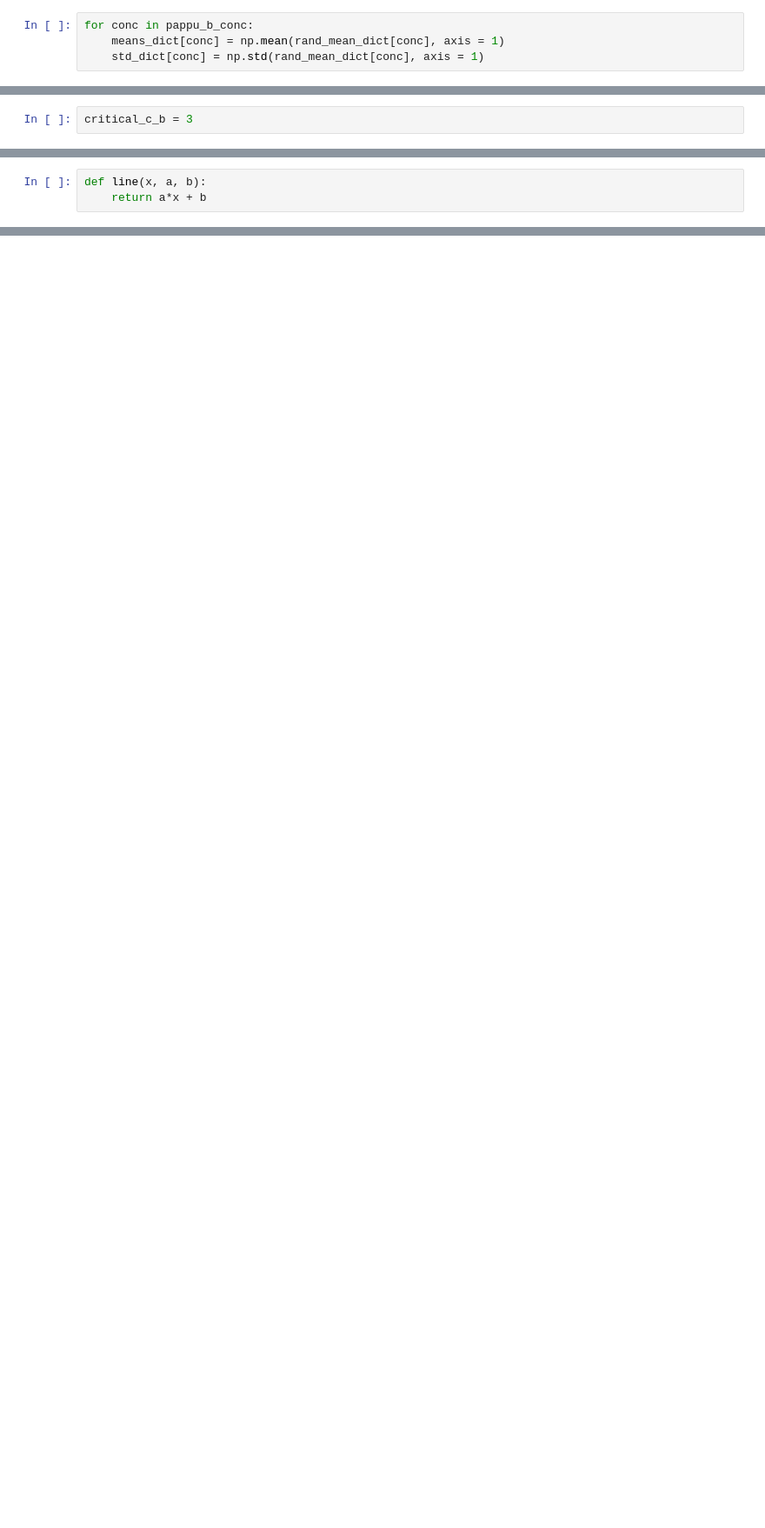
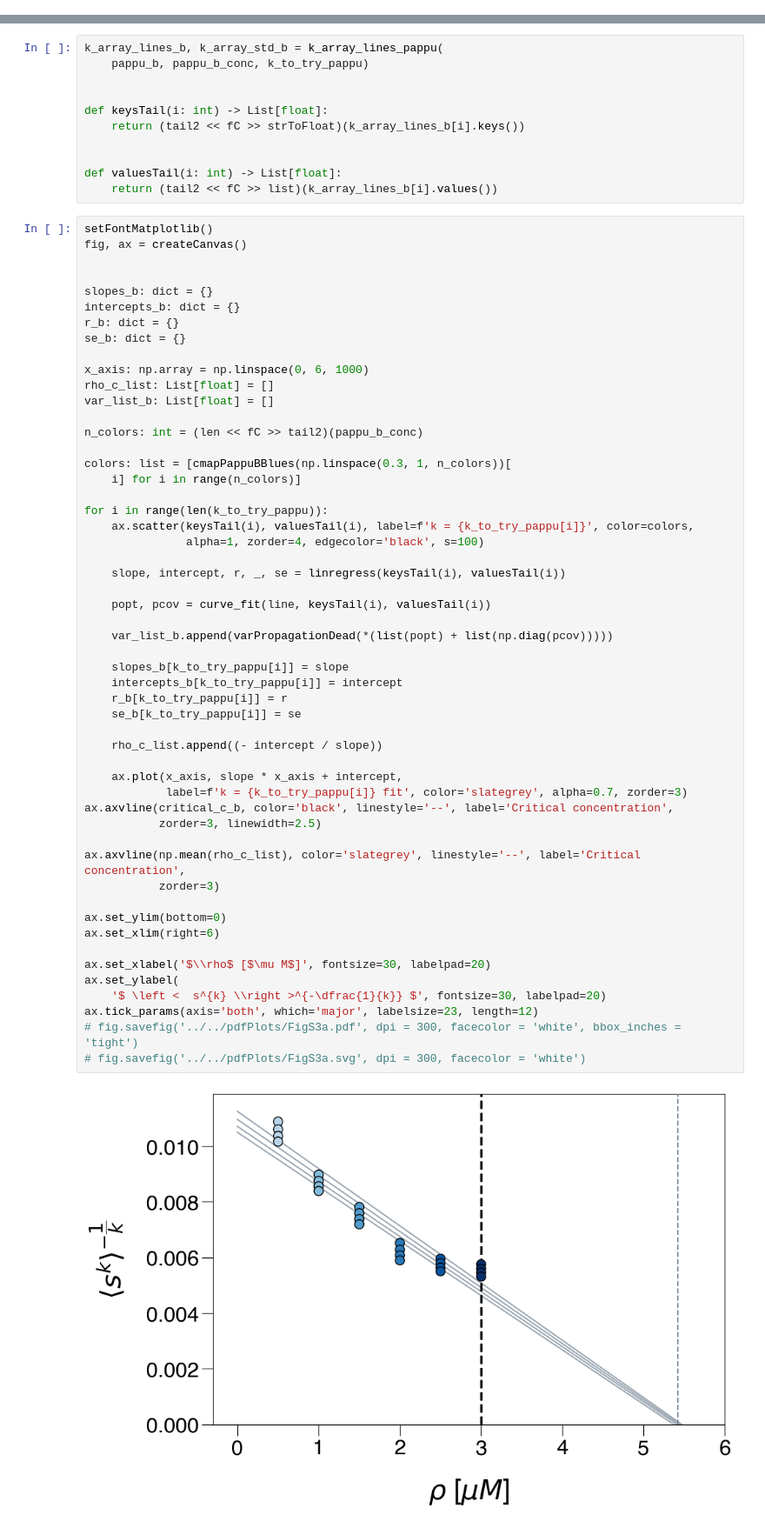
Before and after one commit to tommasoamico/dropletSizeDistributionForProteinPhaseSeparation, a Jupyter notebook: pappu_b.ipynb, the cells around one changed output, grey strips where cells are left out. Shown: that part at 87% size. Drawn from its saved outputs; the diff is of its cells as text; blank space fills up the shorter version.

```diff
--- a/pappu_b.ipynb
+++ b/pappu_b.ipynb
@@ -178,4 +0,0 @@ std_dict = {}
-# %%
-for conc in pappu_b_conc:
-    means_dict[conc] = np.mean(rand_mean_dict[conc], axis = 1)
-    std_dict[conc] = np.std(rand_mean_dict[conc], axis = 1)
@@ -217,2 +0,0 @@ def column_random(df, concentration, pappu_conc):
-# %%
-critical_c_b = 3
@@ -231,3 +0,0 @@ for k in k_to_try:
-# %%
-def line(x, a, b):
-    return a*x + b
@@ -976,0 +102,66 @@ ax.tick_params(axis='both', which='major', labelsize=23, length=12)
+# %%
+k_array_lines_b, k_array_std_b = k_array_lines_pappu(
+    pappu_b, pappu_b_conc, k_to_try_pappu)
+
+
+def keysTail(i: int) -> List[float]:
+    return (tail2 << fC >> strToFloat)(k_array_lines_b[i].keys())
+
+
+def valuesTail(i: int) -> List[float]:
+    return (tail2 << fC >> list)(k_array_lines_b[i].values())
+# %%
+setFontMatplotlib()
+fig, ax = createCanvas()
+
+
+slopes_b: dict = {}
+intercepts_b: dict = {}
+r_b: dict = {}
+se_b: dict = {}
+
+x_axis: np.array = np.linspace(0, 6, 1000)
+rho_c_list: List[float] = []
+var_list_b: List[float] = []
+
+n_colors: int = (len << fC >> tail2)(pappu_b_conc)
+
+colors: list = [cmapPappuBBlues(np.linspace(0.3, 1, n_colors))[
+    i] for i in range(n_colors)]
+
+for i in range(len(k_to_try_pappu)):
+    ax.scatter(keysTail(i), valuesTail(i), label=f'k = {k_to_try_pappu[i]}', color=colors,
+               alpha=1, zorder=4, edgecolor='black', s=100)
+
+    slope, intercept, r, _, se = linregress(keysTail(i), valuesTail(i))
+
+    popt, pcov = curve_fit(line, keysTail(i), valuesTail(i))
+
+    var_list_b.append(varPropagationDead(*(list(popt) + list(np.diag(pcov)))))
+
+    slopes_b[k_to_try_pappu[i]] = slope
+    intercepts_b[k_to_try_pappu[i]] = intercept
+    r_b[k_to_try_pappu[i]] = r
+    se_b[k_to_try_pappu[i]] = se
+
+    rho_c_list.append((- intercept / slope))
+
+    ax.plot(x_axis, slope * x_axis + intercept,
+            label=f'k = {k_to_try_pappu[i]} fit', color='slategrey', alpha=0.7, zorder=3)
+ax.axvline(critical_c_b, color='black', linestyle='--', label='Critical concentration',
+           zorder=3, linewidth=2.5)
+
+ax.axvline(np.mean(rho_c_list), color='slategrey', linestyle='--', label='Critical concentration',
+           zorder=3)
+
+ax.set_ylim(bottom=0)
+ax.set_xlim(right=6)
+
+ax.set_xlabel('$\\rho$ [$\mu M$]', fontsize=30, labelpad=20)
+ax.set_ylabel(
+    '$ \left <  s^{k} \\right >^{-\dfrac{1}{k}} $', fontsize=30, labelpad=20)
+ax.tick_params(axis='both', which='major', labelsize=23, length=12)
+# fig.savefig('../../pdfPlots/FigS3a.pdf', dpi = 300, facecolor = 'white', bbox_inches = 'tight')
+# fig.savefig('../../pdfPlots/FigS3a.svg', dpi = 300, facecolor = 'white')
+# %% [output]
+[figure, added]
```
Also changed, not shown: parts of 43 cells of this notebook, 4 other files.
